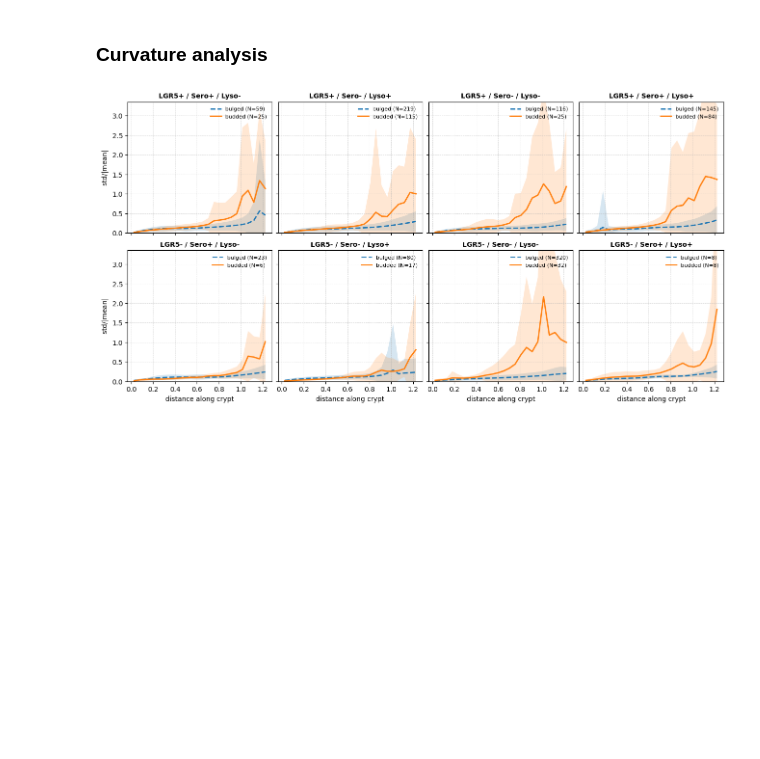
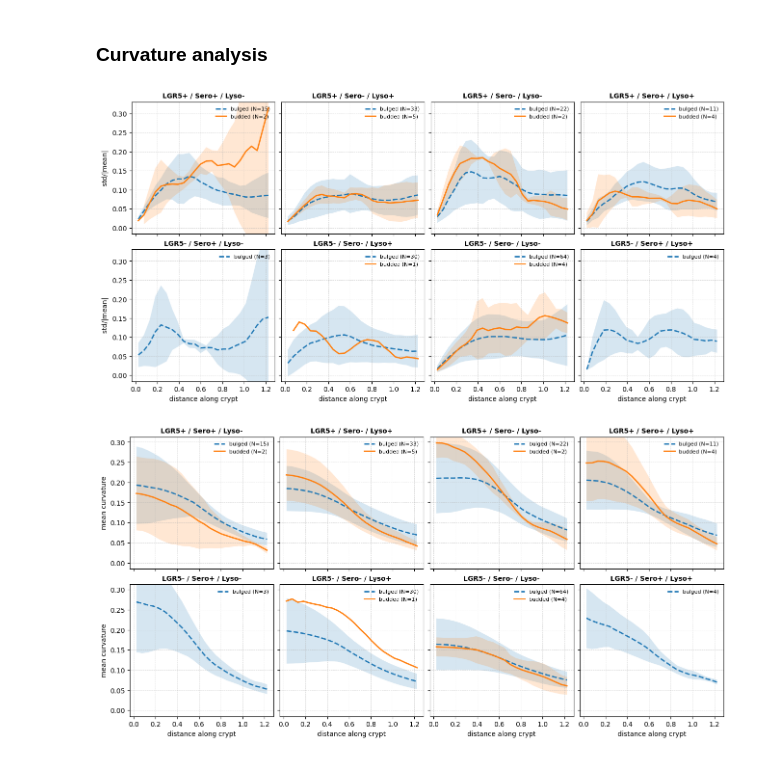
Before and after one commit to fskovbo/OrganoGraph, a Jupyter notebook: notebooks/analyze_crypt_compostion.ipynb, the cells around one changed output. Drawn from its saved outputs; the diff is of its cells as text; code cells hidden in the pictures; blank space fills up the shorter version.

Commit message:
Updated plotting

```diff
--- a/notebooks/analyze_crypt_compostion.ipynb
+++ b/notebooks/analyze_crypt_compostion.ipynb
@@ -16,13 +16,13 @@ from organograph.io_utils.segmentation_io import load_graph_crypt_segmentation,
 # -----------------------
 # CONFIG (edit these)
 # -----------------------
-DATASET      = "20250929"
+DATASET      = "20250929" # 20250929 20251201
 
 PROJECT_ROOT = os.path.abspath(os.path.join(os.getcwd(), ".."))
 
-SEG_DIR      = os.path.join(PROJECT_ROOT, "..", "NicoleData", DATASET, "crypt_segmentations_graph")
-GRAPHS_DIR   = os.path.join(PROJECT_ROOT, "..", "NicoleData", DATASET, "graphs_preprocessed")
+SEG_DIR      = os.path.join(PROJECT_ROOT, "..", "NicoleData", DATASET, "crypt_segmentations_graph_exclusive")
+GRAPHS_DIR   = os.path.join(PROJECT_ROOT, "..", "NicoleData", DATASET, "graphs_preprocessed_exclusive")
 
 
 # Timepoints to consider (None -> auto-discover from GRAPHS_DIR)
-TIMEPOINTS = ['day3p5', 'day4', 'day4p5', 'day4p5-more'] #["day4p5"]  # or None
+TIMEPOINTS = ["day3p5"] #['day3p5', 'day4', 'day4p5', 'day4p5-more'] #["day4p5"]  # or None
@@ -51,10 +151,10 @@ crypt_filter = lambda G, crypts_graph, seg: filter_crypts_by_markers(
     G,
     crypts_graph,
     pos_markers=[],
-    neg_markers=[],
-    pos_min=3,
-    neg_min=3,
-    roi_frac=0.3,
+    neg_markers=[i_AldoB],
+    pos_min=2,
+    neg_min=2,
+    roi_frac=0.65,
     dist_bottom=seg["d_crypts_graph"],
     require_all_pos=True,
 )
@@ -1308,6 +1704,7 @@ def collect_curvature_profiles_from_inspection_table(
             rec["mean_profile"] = mean_prof
             rec["std_profile"] = std_prof
             rec["count_profile"] = count_prof
+            rec["bin_edges"] = bin_edges
             rows_out.append(rec)
 
     return pd.DataFrame(rows_out)
@@ -1417,7 +1843,6 @@ def aggregate_profiles(
 # %%
 def plot_cv_profiles_by_coexpression(
     prof_df,
-    bin_edges,
     profile_col="cv_profile",
     coexpression_col="coexpression_cat",
     budded_col="is_budded",
@@ -1443,6 +1868,7 @@ def plot_cv_profiles_by_coexpression(
     if timepoint is not None:
         df = df[df[timepoint_col] == timepoint]
 
+    bin_edges = np.asarray(df["bin_edges"].iloc[0], float)
     x = 0.5 * (np.asarray(bin_edges[:-1], float) + np.asarray(bin_edges[1:], float))
 
     if category_names is None:
@@ -1513,7 +1939,6 @@ def plot_cv_profiles_by_coexpression(
 
 def plot_mean_curvature_profiles_by_coexpression(
     prof_df,
-    bin_edges,
     mean_col="mean_profile",
     std_col="std_profile",
     coexpression_col="coexpression_cat",
@@ -1539,6 +1964,7 @@ def plot_mean_curvature_profiles_by_coexpression(
     if timepoint is not None:
         df = df[df[timepoint_col] == timepoint]
 
+    bin_edges = np.asarray(df["bin_edges"].iloc[0], float)
     x = 0.5 * (np.asarray(bin_edges[:-1], float) + np.asarray(bin_edges[1:], float))
 
     if category_names is None:
@@ -1613,38 +2039,34 @@ df_sel = inspection_df.copy()
 # df_sel = inspection_df.query("coexpression_cat in [0, 3]")
 
 
 bin_edges = np.linspace(0, 1.25, 25)
 
 prof_df = collect_curvature_profiles_from_inspection_table(
     df_sel,
     bin_edges=bin_edges,
     curvature_key="curvature_gauss",   # change if your saved key has another name
     weights_getter=None,         # or lambda seg: seg["vertex_areas"] if stored
 )
 
 prof_df = add_curvature_cv_profile(
     prof_df,
     mean_col="mean_profile",
     std_col="std_profile",
     count_col="count_profile",
     out_col="cv_profile",
-    use_abs_mean=True,
-    mean_abs_min=1e-3,
-    min_count=20,
 )
 
 plot_cv_profiles_by_coexpression(
     prof_df,
-    bin_edges=bin_edges,
     profile_col="cv_profile",
-    # timepoint="day4",
+    # timepoint="day3p5",
 )
 
 plot_mean_curvature_profiles_by_coexpression(
     prof_df,
-    bin_edges=bin_edges,
     mean_col="mean_profile",
-    # timepoint="day4",
+    # timepoint="day3p5",
 )
 # %% [output]
-[figure, old version]
+[figure, new version]
+[figure, added]
```
Also changed, not shown: parts of 21 cells of this notebook, 7 other files.
